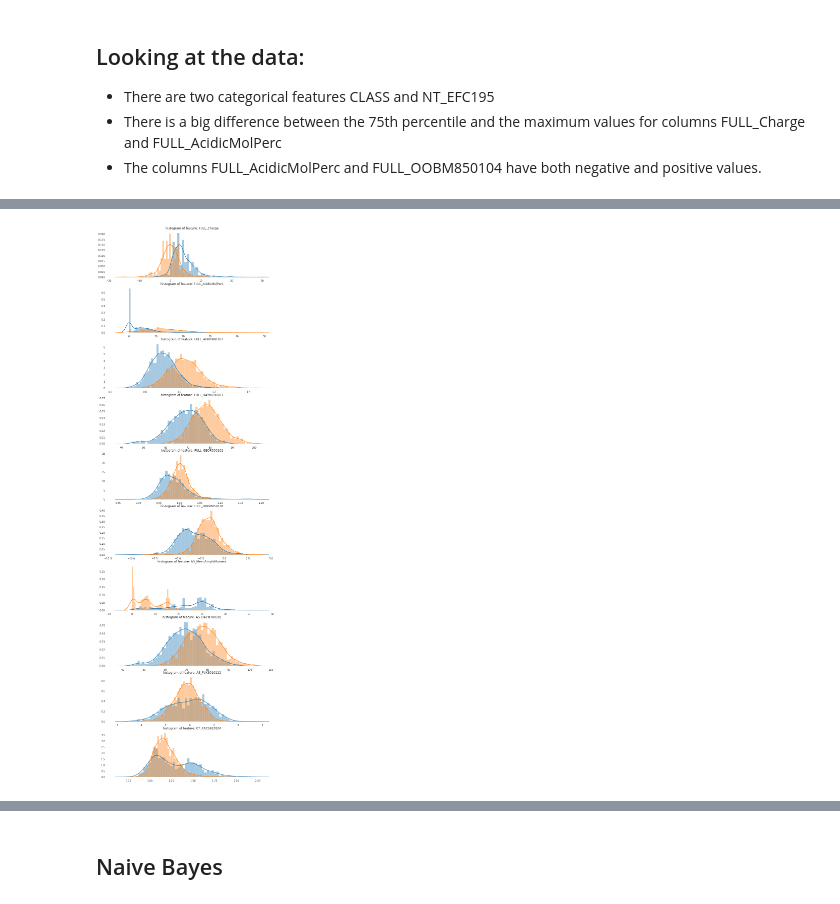
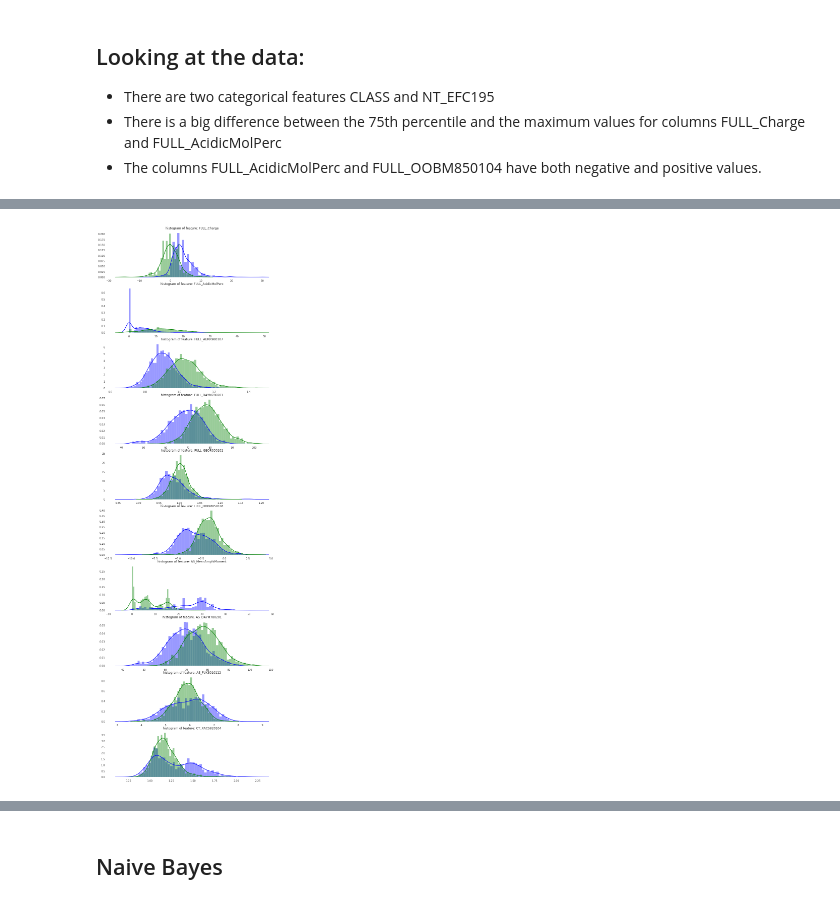
Before and after one commit to atwine/ace-class-notes, a Jupyter notebook: Assignment Colab/Agasi_Herbert_Updated.ipynb, the cells around one changed output, grey strips where cells are left out. Cells and saved outputs as stored; diff of their text form; code cells hidden in the pictures.

```diff
--- a/Assignment Colab/Agasi_Herbert_Updated.ipynb
+++ b/Assignment Colab/Agasi_Herbert_Updated.ipynb
@@ -176,20 +156,20 @@ Text(0, 0.5, 'Frequency')
 # %%
 # distribution of features
 # This feature works with numerical data not categorical data.
 ## Removing feature"NT_EFC195" because it is categorical
 features =Train.drop(["CLASS","NT_EFC195"],axis=1).columns
 
 plt.figure(figsize=(12,12*4))
 gs = gridspec.GridSpec(12, 1)
 for i, cn in enumerate(Train[features]):
     ax = plt.subplot(gs[i])
-    sns.distplot(Train[cn][Train.CLASS == 1], bins=50)
-    sns.distplot(Train[cn][Train.CLASS == 0], bins=50)
+    sns.distplot(Train[cn][Train.CLASS == 1], bins=50, color = 'b')
+    sns.distplot(Train[cn][Train.CLASS == 0], bins=50, color = 'g')
     ax.set_xlabel('')
     ax.set_title('histogram of feature: ' + str(cn))
 plt.show()
 # %% [output]
-[figure, old version]
+[figure, new version]
 # %%
 
 # Data splitting
```
Also changed, not shown: parts of 45 cells of this notebook.
